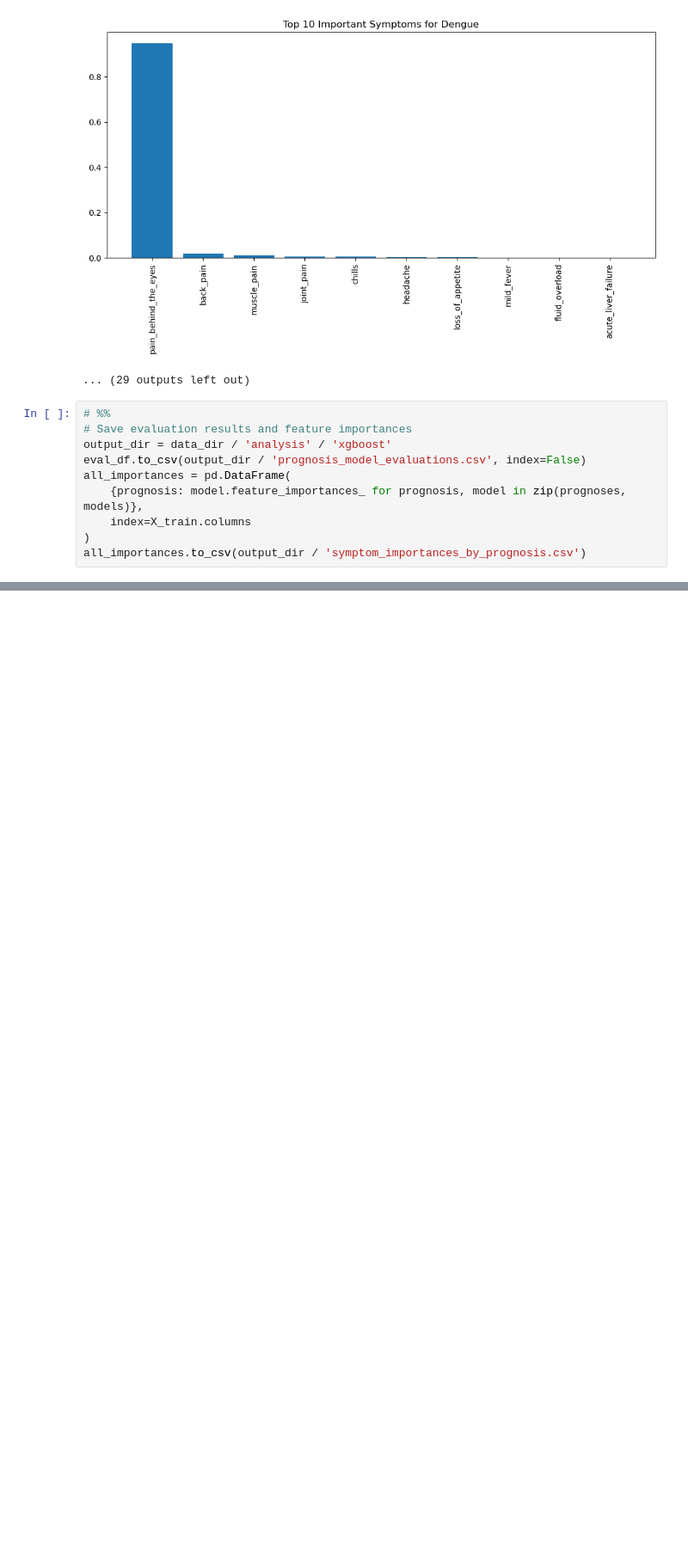
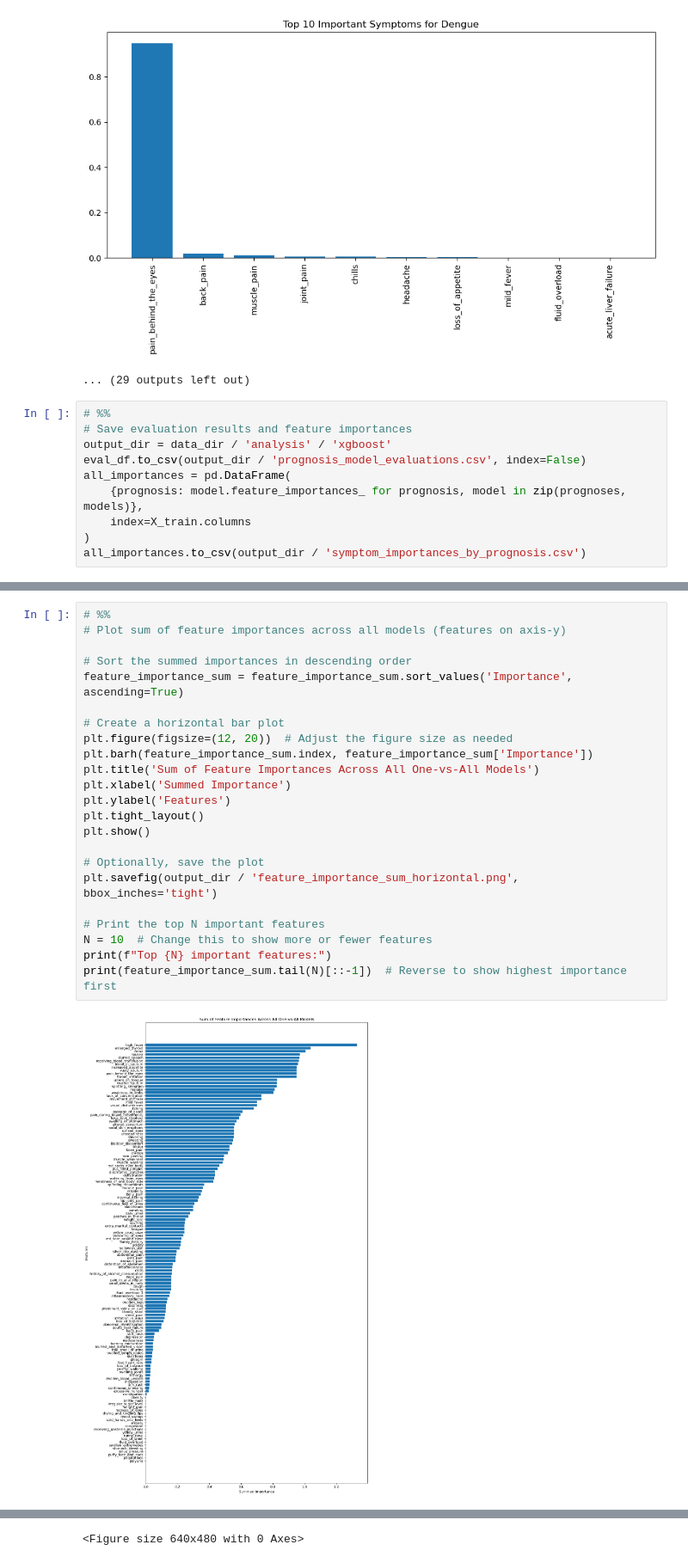
Before and after one commit to msugar/team_3_project, a Jupyter notebook: src/analysis/xgboost/xgboost_per_prognosis.ipynb, the cells around one changed output, grey strips where cells are left out. Shown at 86% size. Cells and saved outputs as stored; diff of their text form; blank space fills up the shorter version.

```diff
--- a/src/analysis/xgboost/xgboost_per_prognosis.ipynb
+++ b/src/analysis/xgboost/xgboost_per_prognosis.ipynb
@@ -178,0 +225,25 @@ all_importances.to_csv(output_dir / 'symptom_importances_by_prognosis.csv')
+# %%
+# %%
+# Plot sum of feature importances across all models (features on axis-y)
+
+# Sort the summed importances in descending order
+feature_importance_sum = feature_importance_sum.sort_values('Importance', ascending=True)
+
+# Create a horizontal bar plot
+plt.figure(figsize=(12, 20))  # Adjust the figure size as needed
+plt.barh(feature_importance_sum.index, feature_importance_sum['Importance'])
+plt.title('Sum of Feature Importances Across All One-vs-All Models')
+plt.xlabel('Summed Importance')
+plt.ylabel('Features')
+plt.tight_layout()
+plt.show()
+
+# Optionally, save the plot
+plt.savefig(output_dir / 'feature_importance_sum_horizontal.png', bbox_inches='tight')
+
+# Print the top N important features
+N = 10  # Change this to show more or fewer features
+print(f"Top {N} important features:")
+print(feature_importance_sum.tail(N)[::-1])  # Reverse to show highest importance first
+# %% [output]
+[figure, added]
@@ -178,0 +262 @@ all_importances.to_csv(output_dir / 'symptom_importances_by_prognosis.csv')
+<Figure size 640x480 with 0 Axes>
```
Also changed, not shown: parts of 2 cells of this notebook, 3 other files.
